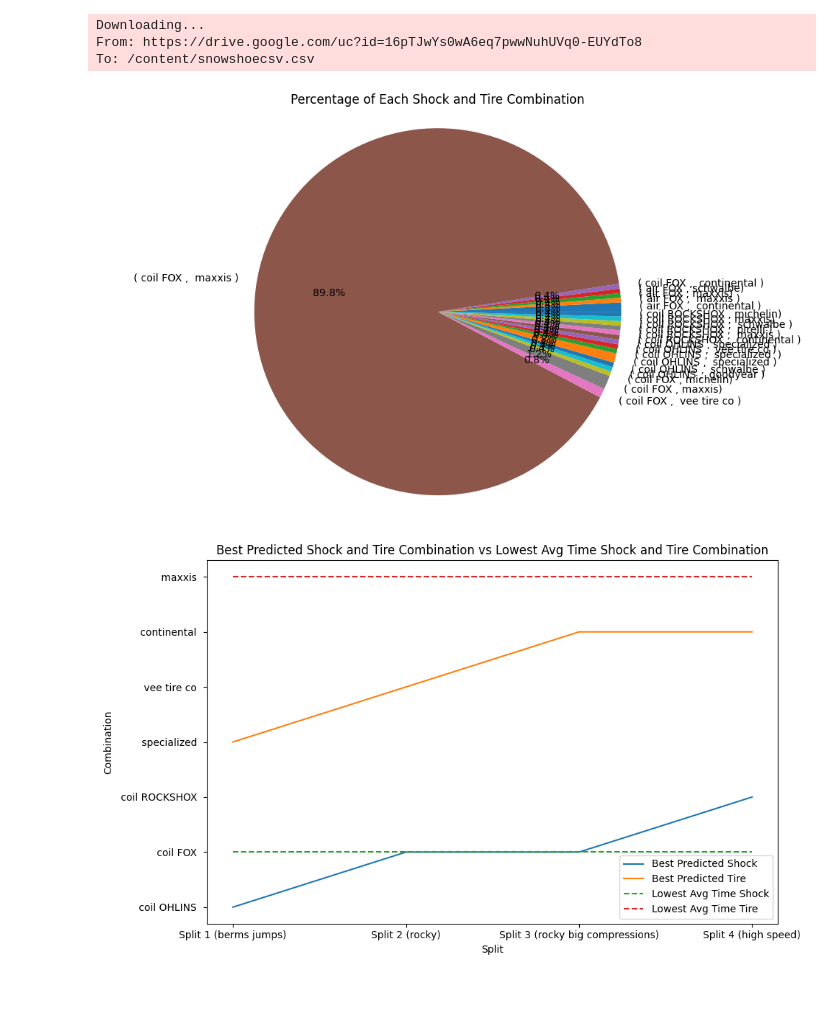
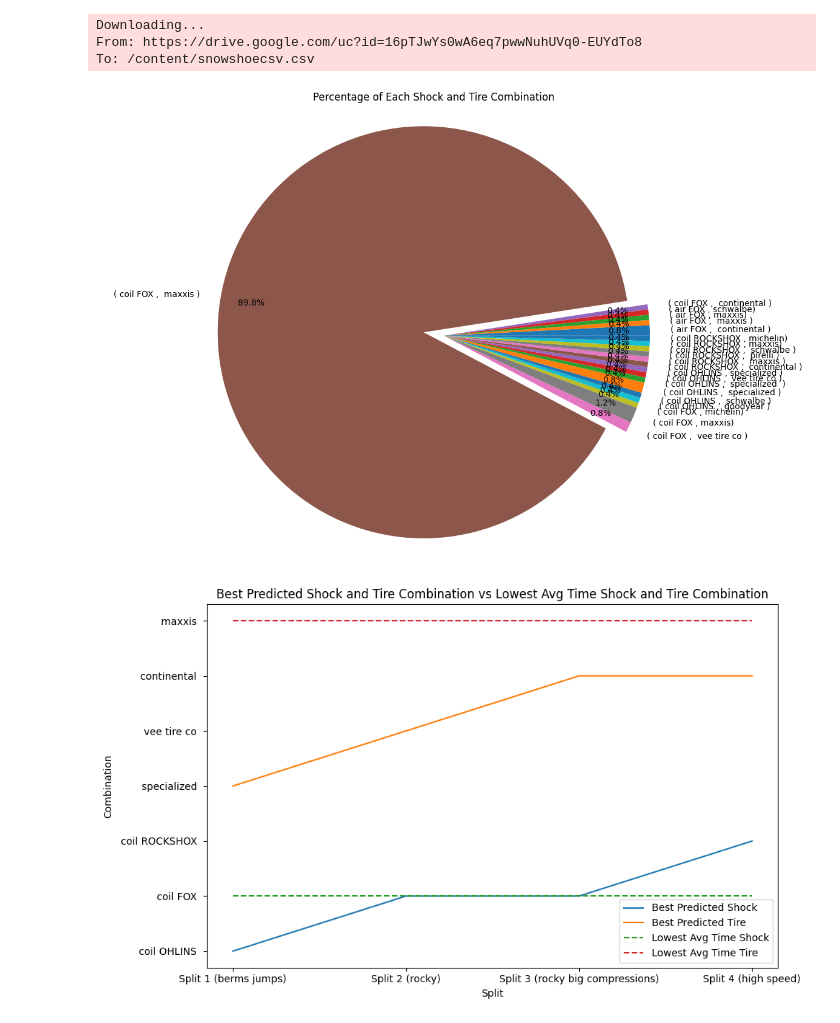
Before and after one commit to julianmpratt/shockandtire, a Jupyter notebook: Snowshoe_Julian_Pratt.ipynb, the cells around one changed output. Saved outputs shown, nothing was run; the diff lists cells and outputs as text; code cells hidden in the pictures; blank space fills up the shorter version.

```diff
--- a/Snowshoe_Julian_Pratt.ipynb
+++ b/Snowshoe_Julian_Pratt.ipynb
@@ -52,9 +52,10 @@ data_encoded = pd.concat([data, encoded_df], axis=1)
 # Calculate the frequency of each shock and tire combination
 combination_counts = data.groupby(['Shock', 'Tires']).size()
 
-# Plot the frequency of each combination as a pie chart
-plt.figure(figsize=(10, 6))
-combination_counts.plot(kind='pie', autopct='%1.1f%%')
+# Plot the frequency of each combination as a pie chart with improved label spacing
+plt.figure(figsize=(12, 8))  # Increase the figure size
+explode = [0.1 if count >= combination_counts.max() * 0.05 else 0 for count in combination_counts]  # Explode slices for better separation
+combination_counts.plot(kind='pie', autopct='%1.1f%%', pctdistance=0.85, explode=explode)  # Adjust pctdistance for label spacing
 plt.title('Percentage of Each Shock and Tire Combination')
 plt.ylabel('')
 plt.axis('equal')  # Equal aspect ratio ensures that pie is drawn as a circle
@@ -86,32 +87,32 @@ for split in splits:
 
     # Train a Random Forest Regressor model
     model = RandomForestRegressor(random_state=42)
     model.fit(X_train, y_train)
 
     # Find the shock and tire combination that resulted in the lowest time
     best_idx = model.predict(X_test).argmin()
     best_shocks[split] = data.loc[best_idx, 'Shock']
     best_tires[split] = data.loc[best_idx, 'Tires']
 
 # Find the shock and tire combination with the lowest average time across all splits
 lowest_avg_time_shock = data['Shock'].value_counts().idxmax()
 lowest_avg_time_tire = data['Tires'].value_counts().idxmax()
 
 # Plot the best shock and tire combination for each split
 plt.figure(figsize=(10, 6))
 plt.plot(splits, [best_shocks[split] for split in splits], label='Best Predicted Shock')
 plt.plot(splits, [best_tires[split] for split in splits], label='Best Predicted Tire')
 plt.plot(splits, [lowest_avg_time_shock] * len(splits), label='Lowest Avg Time Shock', linestyle='--')
 plt.plot(splits, [lowest_avg_time_tire] * len(splits), label='Lowest Avg Time Tire', linestyle='--')
 plt.xlabel('Split')
 plt.ylabel('Combination')
 plt.title('Best Predicted Shock and Tire Combination vs Lowest Avg Time Shock and Tire Combination')
 plt.legend()
 plt.tight_layout()
 plt.show()
 # %% [output]
 Downloading...
 From: https://drive.google.com/uc?id=16pTJwYs0wA6eq7pwwNuhUVq0-EUYdTo8
 To: /content/snowshoecsv.csv
-[figure, old version]
+[figure, new version]
 [figure]
```
